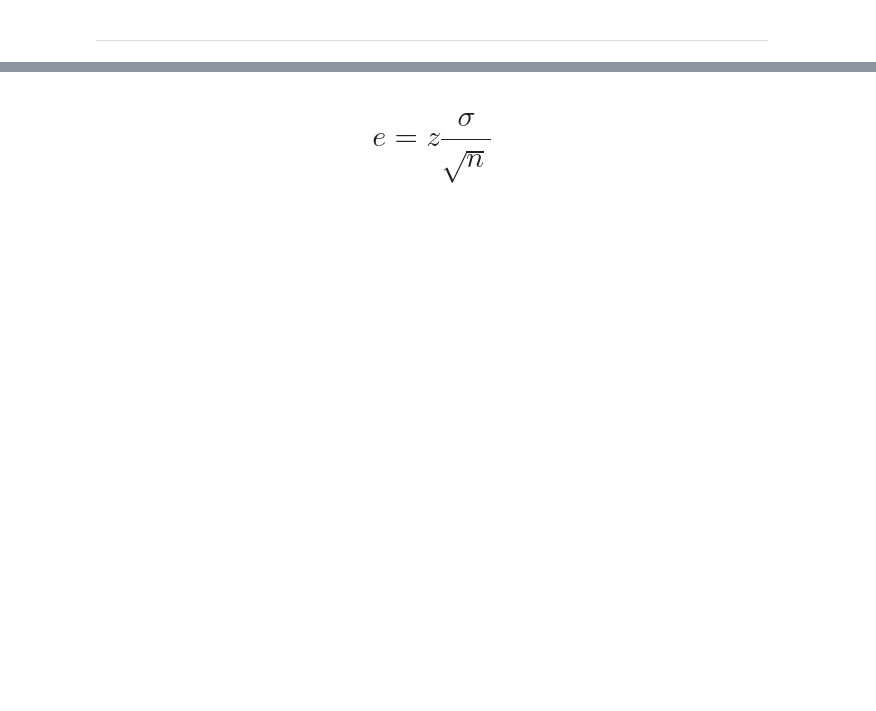
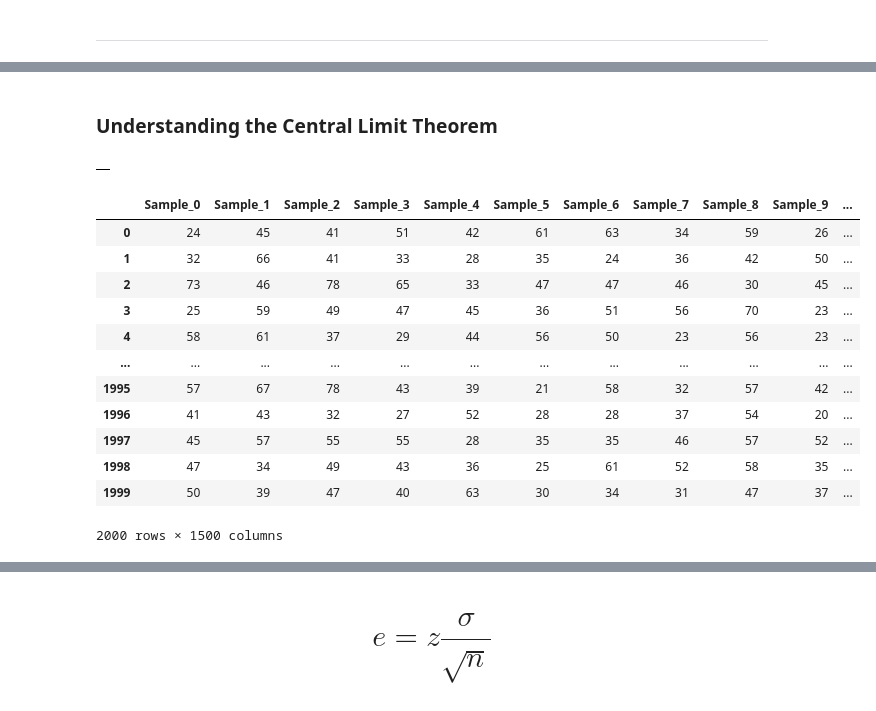
Before and after one commit to nathanqueija/myjourneytodatascience, a Jupyter notebook: 04_statistics_with_python_part2/statistics_2.ipynb, the cells around one changed output, grey strips where cells are left out. Saved outputs shown, nothing was run; the diff lists cells and outputs as text; code cells hidden in the pictures; blank space fills up the shorter version.

```diff
--- a/04_statistics_with_python_part2/statistics_2.ipynb
+++ b/04_statistics_with_python_part2/statistics_2.ipynb
@@ -852,0 +883,2 @@ O **nível de confiança** de uma estimativa pode ser obtido a partir da área s
+# %% [markdown]
+### Understanding the Central Limit Theorem
@@ -852,0 +888,25 @@ O **nível de confiança** de uma estimativa pode ser obtido a partir da área s
+# %%
+samples = pd.DataFrame()
+samples
+# %% [output]
+|  |
+# %%
+for i in range(samples_total):
+    _ = df['Age'].sample(n)
+    _.index = range(0, len(_))
+    samples['Sample_' + str(i)] = _
+samples
+# %% [output]
+|  | Sample_0 | Sample_1 | Sample_2 | Sample_3 | Sample_4 | Sample_5 | Sample_6 | Sample_7 | Sample_8 | Sample_9 | ... |
+| 0 | 24 | 45 | 41 | 51 | 42 | 61 | 63 | 34 | 59 | 26 | ... |
+| 1 | 32 | 66 | 41 | 33 | 28 | 35 | 24 | 36 | 42 | 50 | ... |
+| 2 | 73 | 46 | 78 | 65 | 33 | 47 | 47 | 46 | 30 | 45 | ... |
+| 3 | 25 | 59 | 49 | 47 | 45 | 36 | 51 | 56 | 70 | 23 | ... |
+| 4 | 58 | 61 | 37 | 29 | 44 | 56 | 50 | 23 | 56 | 23 | ... |
+| ... | ... | ... | ... | ... | ... | ... | ... | ... | ... | ... | ... |
+| 1995 | 57 | 67 | 78 | 43 | 39 | 21 | 58 | 32 | 57 | 42 | ... |
+| 1996 | 41 | 43 | 32 | 27 | 52 | 28 | 28 | 37 | 54 | 20 | ... |
+| 1997 | 45 | 57 | 55 | 55 | 28 | 35 | 35 | 46 | 57 | 52 | ... |
+| 1998 | 47 | 34 | 49 | 43 | 36 | 25 | 61 | 52 | 58 | 35 | ... |
+| 1999 | 50 | 39 | 47 | 40 | 63 | 30 | 34 | 31 | 47 | 37 | ... |
+2000 rows × 1500 columns
```
Also changed, not shown: parts of 135 cells of this notebook, 2 other files.
